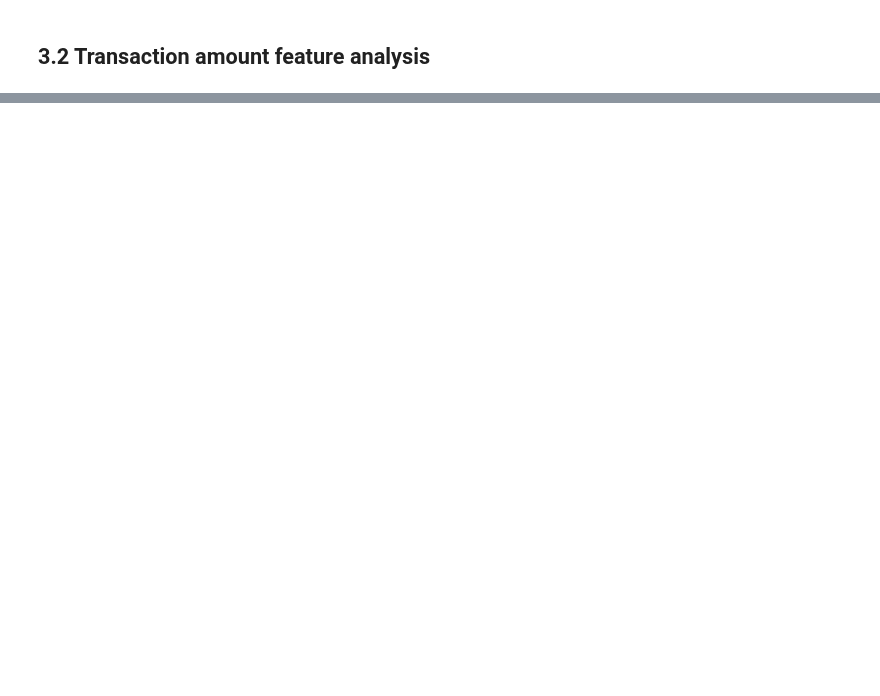
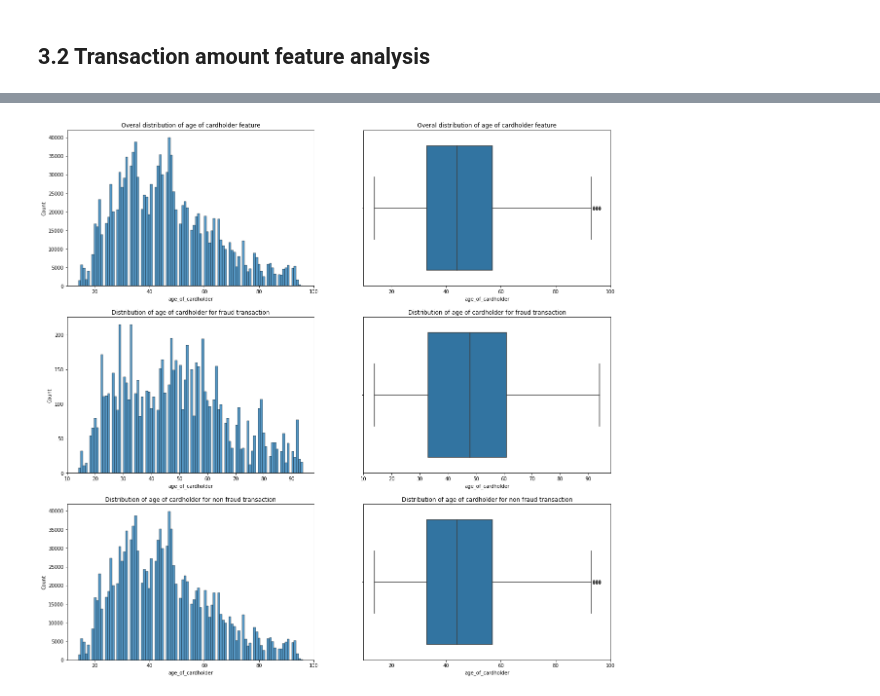
Before and after one commit to PoluboyarinovSI/SF_DataScience, a Jupyter notebook: project_7/Project-7.ipynb, the cells around one changed output, grey strips where cells are left out. Drawn from its saved outputs; the diff is of its cells as text; code cells hidden in the pictures; blank space fills up the shorter version.

```diff
--- a/project_7/Project-7.ipynb
+++ b/project_7/Project-7.ipynb
@@ -595,0 +259,19 @@ else:
+# %%
+# Histogram and box plot visualisation of age of cardholder feature
+fig, axes = plt.subplots(nrows=3, ncols=2, figsize=(20, 20))
+histplot = sns.histplot(data=pre_processed_data, x='age_of_cardholder', ax=axes[0][0], bins=100)
+histplot.set_title('Overal distribution of age of cardholder feature')
+boxplot = sns.boxplot(data=pre_processed_data, x='age_of_cardholder', ax=axes[0][1])
+boxplot.set_title('Overal distribution of age of cardholder feature');
+
+histplot = sns.histplot(data=pre_processed_data[pre_processed_data.is_fraud == 1], x='age_of_cardholder', ax=axes[1][0], bins=100)
+histplot.set_title('Distribution of age of cardholder for fraud transaction')
+boxplot = sns.boxplot(data=pre_processed_data[pre_processed_data.is_fraud == 1], x='age_of_cardholder', ax=axes[1][1])
+boxplot.set_title('Distribution of age of cardholder for fraud transaction');
+
+histplot = sns.histplot(data=pre_processed_data[pre_processed_data.is_fraud == 0], x='age_of_cardholder', ax=axes[2][0], bins=100)
+histplot.set_title('Distribution of age of cardholder for non fraud transaction')
+boxplot = sns.boxplot(data=pre_processed_data[pre_processed_data.is_fraud == 0], x='age_of_cardholder', ax=axes[2][1])
+boxplot.set_title('Distribution of age of cardholder for non fraud transaction');
+# %% [output]
+[figure, added]
```
Also changed, not shown: parts of 139 cells of this notebook.
